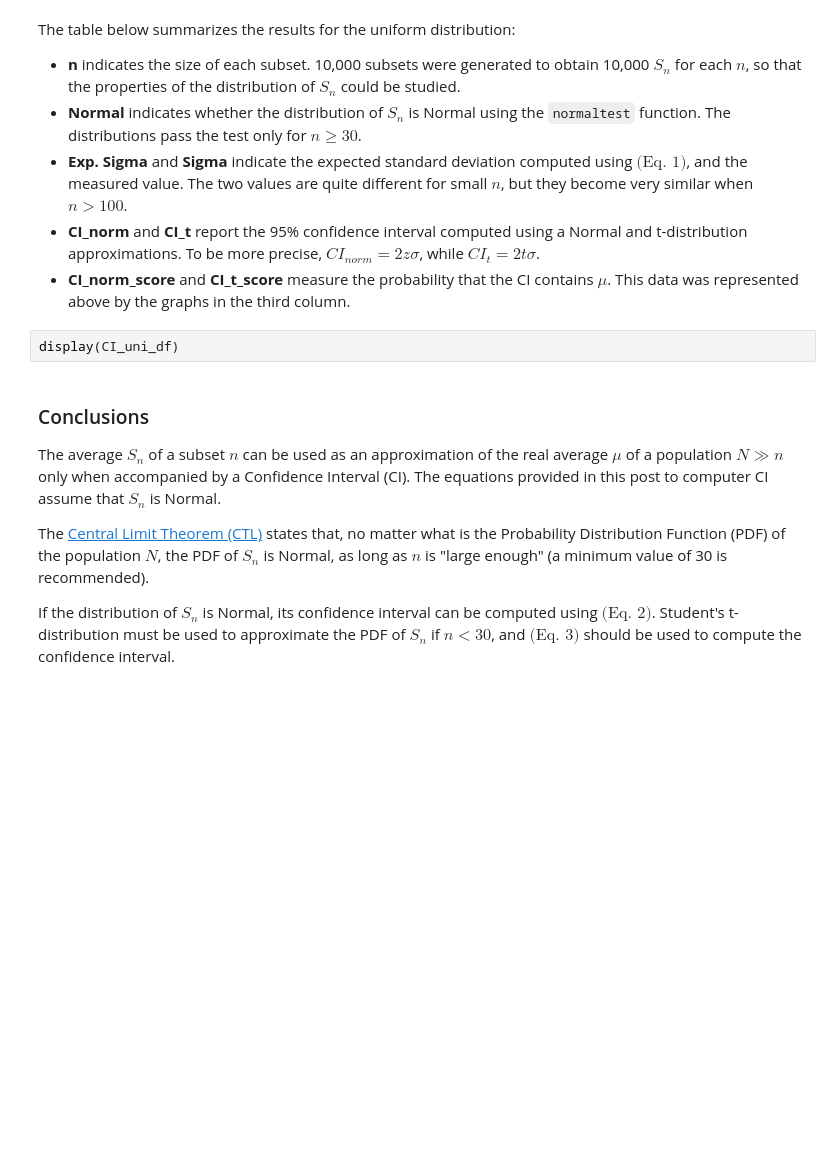
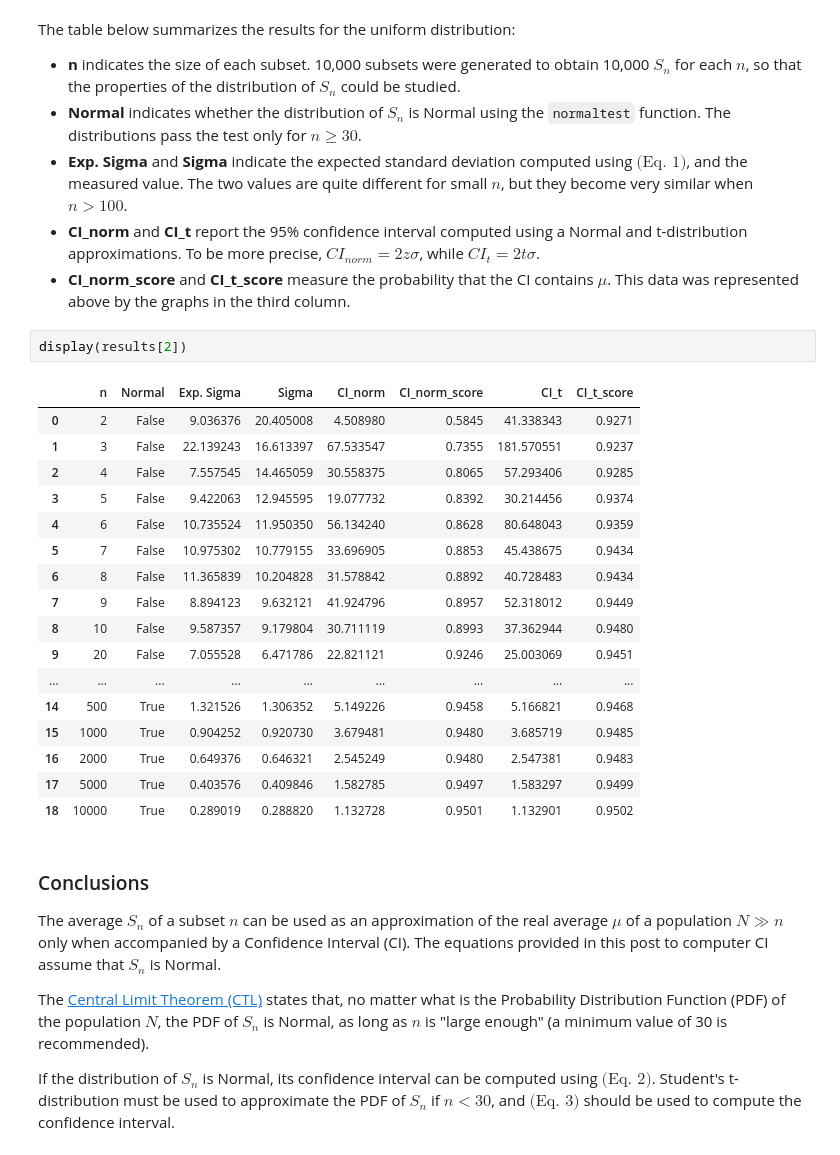
Before and after one commit to fabrguer/test_results_confidence, a Jupyter notebook: test_results_confidence.ipynb, the cells around one changed output. Cells and saved outputs as stored; diff of their text form; blank space fills up the shorter version.

```diff
--- a/test_results_confidence.ipynb
+++ b/test_results_confidence.ipynb
@@ -108,8 +109,26 @@ The table below summarizes the results for the uniform distribution:
 - **Exp. Sigma** and **Sigma** indicate the expected standard deviation computed using $\text{(Eq. 1)}$, and the measured value. The two values are quite different for small $n$, but they become very similar when $n>100$.
 - **CI_norm** and **CI_t** report the 95% confidence interval computed using a Normal and t-distribution approximations. To be more precise, $CI_{norm} = 2z\sigma$, while $CI_{t} = 2t\sigma$.
 - **CI_norm_score** and **CI_t_score** measure the probability that the CI contains $\mu$. This data was represented above by the graphs in the third column.
-# %%
-display(CI_uni_df)
+# %%
+display(results[2])
+# %% [output]
+|  | n | Normal | Exp. Sigma | Sigma | CI_norm | CI_norm_score | CI_t | CI_t_score |
+| 0 | 2 | False | 9.036376 | 20.405008 | 4.508980 | 0.5845 | 41.338343 | 0.9271 |
+| 1 | 3 | False | 22.139243 | 16.613397 | 67.533547 | 0.7355 | 181.570551 | 0.9237 |
+| 2 | 4 | False | 7.557545 | 14.465059 | 30.558375 | 0.8065 | 57.293406 | 0.9285 |
+| 3 | 5 | False | 9.422063 | 12.945595 | 19.077732 | 0.8392 | 30.214456 | 0.9374 |
+| 4 | 6 | False | 10.735524 | 11.950350 | 56.134240 | 0.8628 | 80.648043 | 0.9359 |
+| 5 | 7 | False | 10.975302 | 10.779155 | 33.696905 | 0.8853 | 45.438675 | 0.9434 |
+| 6 | 8 | False | 11.365839 | 10.204828 | 31.578842 | 0.8892 | 40.728483 | 0.9434 |
+| 7 | 9 | False | 8.894123 | 9.632121 | 41.924796 | 0.8957 | 52.318012 | 0.9449 |
+| 8 | 10 | False | 9.587357 | 9.179804 | 30.711119 | 0.8993 | 37.362944 | 0.9480 |
+| 9 | 20 | False | 7.055528 | 6.471786 | 22.821121 | 0.9246 | 25.003069 | 0.9451 |
+| ... | ... | ... | ... | ... | ... | ... | ... | ... |
+| 14 | 500 | True | 1.321526 | 1.306352 | 5.149226 | 0.9458 | 5.166821 | 0.9468 |
+| 15 | 1000 | True | 0.904252 | 0.920730 | 3.679481 | 0.9480 | 3.685719 | 0.9485 |
+| 16 | 2000 | True | 0.649376 | 0.646321 | 2.545249 | 0.9480 | 2.547381 | 0.9483 |
+| 17 | 5000 | True | 0.403576 | 0.409846 | 1.582785 | 0.9497 | 1.583297 | 0.9499 |
+| 18 | 10000 | True | 0.289019 | 0.288820 | 1.132728 | 0.9501 | 1.132901 | 0.9502 |
 # %% [markdown]
 ### Conclusions
 
```
Also changed, not shown: parts of 2 cells of this notebook, 1 other file.
